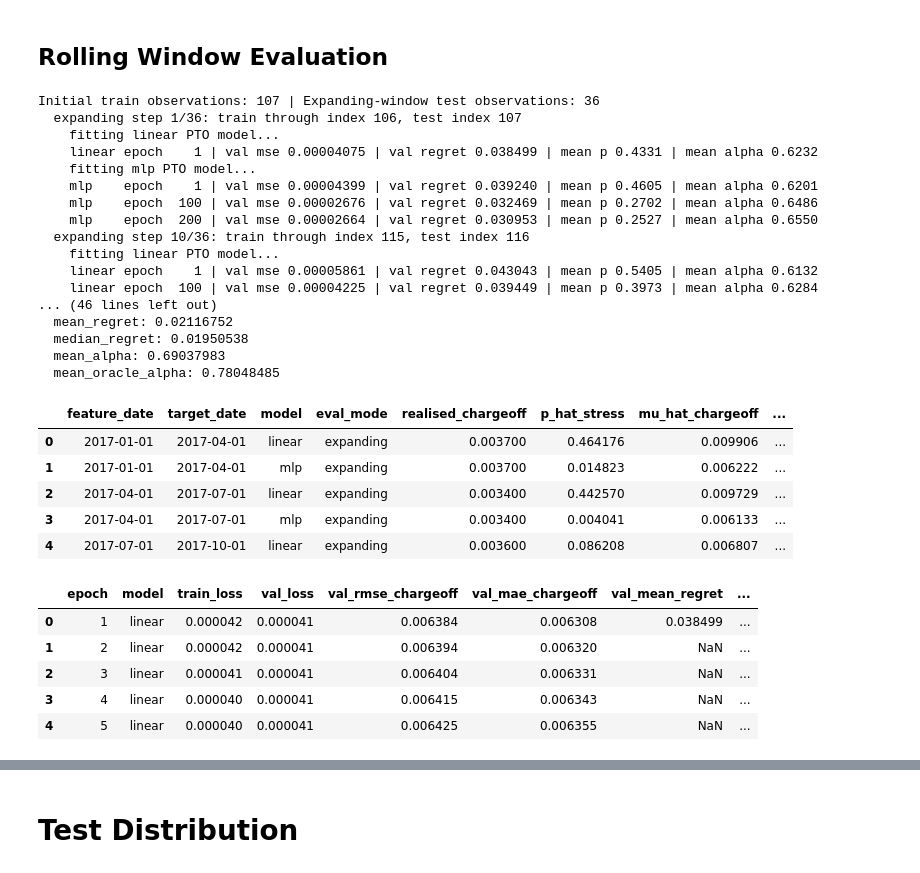
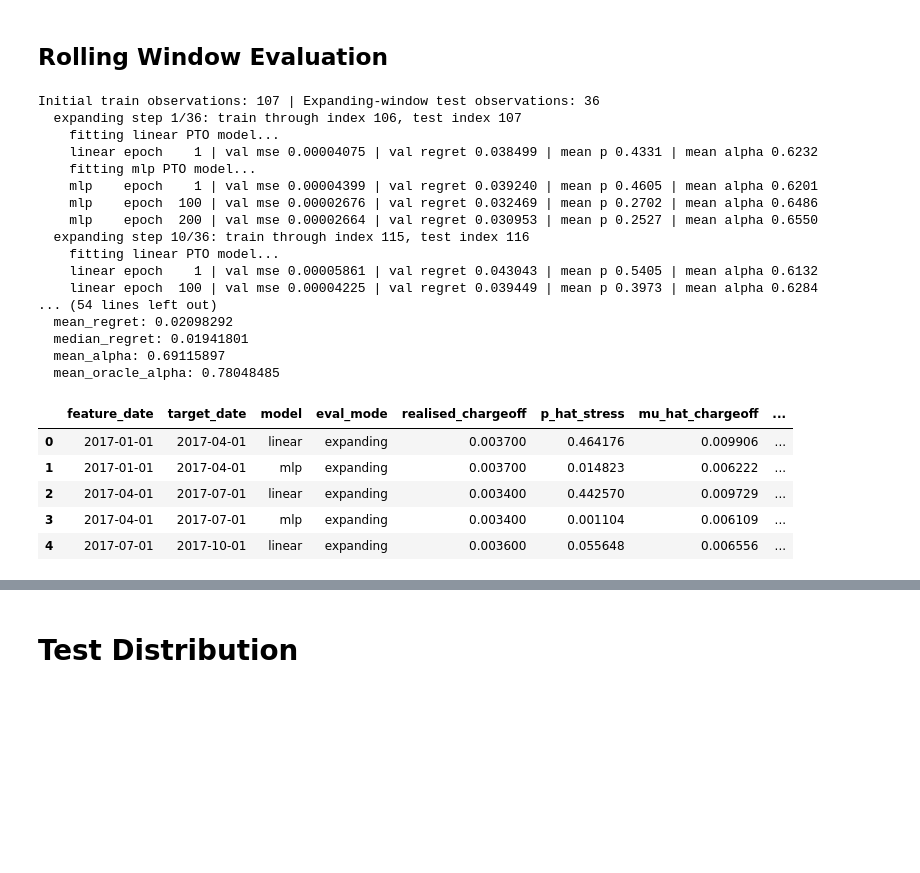
Before and after one commit to okeeffe-hannah/Decision_Focused_Learning_for_Capital_Allocation, a Jupyter notebook: models/notebooks/test_predict_then_optimise.ipynb, the cells around one changed output, grey strips where cells are left out. Saved outputs shown, nothing was run; the diff lists cells and outputs as text; code cells hidden in the pictures; blank space fills up the shorter version.

```diff
--- a/models/notebooks/test_predict_then_optimise.ipynb
+++ b/models/notebooks/test_predict_then_optimise.ipynb
@@ -4,25 +4,22 @@
 This notebook is a small end-to-end smoke test for `models/src/pto_baselines.py`: load the macro and charge-off data, fit the linear and MLP PTO models on a chronological training sample, and evaluate them out of sample. It is intentionally simple before moving to an expanding-window setup.
 # %%
 from pathlib import Path
-import importlib.util
 import sys
-
 import matplotlib.pyplot as plt
 import numpy as np
 import pandas as pd
 from sklearn.preprocessing import StandardScaler
+import importlib
+import capital_allocation_utils
+import pto_baselines
+
 
 ROOT = Path.cwd().resolve()
+
 while ROOT != ROOT.parent and not (ROOT / "models" / "src" / "pto_baselines.py").exists():
     ROOT = ROOT.parent
 
 sys.path.insert(0, str(ROOT / "models" / "src"))
-
-
-import importlib
-
-import capital_allocation_utils
-import pto_baselines
 
 importlib.reload(capital_allocation_utils)
 importlib.reload(pto_baselines)
@@ -43,8 +40,3 @@ from pto_baselines import (
     run_holdout,
     train_pto_model,
 )
-
-pd.set_option("display.max_columns", 80)
-pd.set_option("display.float_format", "{:.6f}".format)
-
-ROOT
@@ -267,65 +85,56 @@ plt.show()
 # %% [markdown]
 ## Rolling Window Evaluation
 # %%
-run_expanding_smoke_test = True
 
 cap_cfg = CapitalConfig(
     leverage=5.0,
     y_bar=0.05,
     lambda_penalty=10,
 )
 
-if run_expanding_smoke_test:
-    expanding_cfg = ModelConfig(
-        hidden_dim=16,
-        lr=1e-3,
-        weight_decay=1e-4,
-        batch_size=16,
-        epochs=300,
-        patience=75,
-        val_frac=0.2,
-        seed=42,
-    )
+expanding_cfg = ModelConfig(
+    hidden_dim=16,
+    lr=1e-3,
+    weight_decay=1e-4,
+    batch_size=16,
+    epochs=500,
+    patience=75,
+    val_frac=0.2,
+    seed=42,
+)
 
-    pto_expanding_predictions, pto_expanding_history = run_expanding_window(
-        df=df,
-        date_col="DATE",
-        feature_cols=feature_cols,
-        initial_train_frac=0.75,
-        model_cfg=expanding_cfg,
-        cap_cfg=cap_cfg,
-        return_history=True,
-    )
+pto_expanding_predictions, pto_expanding_history = run_expanding_window(
+    df=df,
+    date_col="DATE",
+    feature_cols=feature_cols,
+    initial_train_frac=0.75,
+    model_cfg=expanding_cfg,
+    cap_cfg=cap_cfg,
+    return_history=True,
+)
 
-    display(pto_expanding_predictions.head())
-    display(pto_expanding_history.head())
+display(pto_expanding_predictions.head())
 # %% [output]
 Initial train observations: 107 | Expanding-window test observations: 36
   expanding step 1/36: train through index 106, test index 107
     fitting linear PTO model...
     linear epoch    1 | val mse 0.00004075 | val regret 0.038499 | mean p 0.4331 | mean alpha 0.6232
     fitting mlp PTO model...
     mlp    epoch    1 | val mse 0.00004399 | val regret 0.039240 | mean p 0.4605 | mean alpha 0.6201
     mlp    epoch  100 | val mse 0.00002676 | val regret 0.032469 | mean p 0.2702 | mean alpha 0.6486
     mlp    epoch  200 | val mse 0.00002664 | val regret 0.030953 | mean p 0.2527 | mean alpha 0.6550
   expanding step 10/36: train through index 115, test index 116
     fitting linear PTO model...
     linear epoch    1 | val mse 0.00005861 | val regret 0.043043 | mean p 0.5405 | mean alpha 0.6132
     linear epoch  100 | val mse 0.00004225 | val regret 0.039449 | mean p 0.3973 | mean alpha 0.6284
-... (46 lines left out)
-  mean_regret: 0.02116752
-  median_regret: 0.01950538
-  mean_alpha: 0.69037983
+... (54 lines left out)
+  mean_regret: 0.02098292
+  median_regret: 0.01941801
+  mean_alpha: 0.69115897
   mean_oracle_alpha: 0.78048485
 |  | feature_date | target_date | model | eval_mode | realised_chargeoff | p_hat_stress | mu_hat_chargeoff | ... |
 | 0 | 2017-01-01 | 2017-04-01 | linear | expanding | 0.003700 | 0.464176 | 0.009906 | ... |
 | 1 | 2017-01-01 | 2017-04-01 | mlp | expanding | 0.003700 | 0.014823 | 0.006222 | ... |
 | 2 | 2017-04-01 | 2017-07-01 | linear | expanding | 0.003400 | 0.442570 | 0.009729 | ... |
-| 3 | 2017-04-01 | 2017-07-01 | mlp | expanding | 0.003400 | 0.004041 | 0.006133 | ... |
-| 4 | 2017-07-01 | 2017-10-01 | linear | expanding | 0.003600 | 0.086208 | 0.006807 | ... |
+| 3 | 2017-04-01 | 2017-07-01 | mlp | expanding | 0.003400 | 0.001104 | 0.006109 | ... |
+| 4 | 2017-07-01 | 2017-10-01 | linear | expanding | 0.003600 | 0.055648 | 0.006556 | ... |
-|  | epoch | model | train_loss | val_loss | val_rmse_chargeoff | val_mae_chargeoff | val_mean_regret | ... |
-| 0 | 1 | linear | 0.000042 | 0.000041 | 0.006384 | 0.006308 | 0.038499 | ... |
-| 1 | 2 | linear | 0.000042 | 0.000041 | 0.006394 | 0.006320 | NaN | ... |
-| 2 | 3 | linear | 0.000041 | 0.000041 | 0.006404 | 0.006331 | NaN | ... |
-| 3 | 4 | linear | 0.000040 | 0.000041 | 0.006415 | 0.006343 | NaN | ... |
-| 4 | 5 | linear | 0.000040 | 0.000041 | 0.006425 | 0.006355 | NaN | ... |
```
Also changed, not shown: parts of 13 cells of this notebook, 5 other files.
